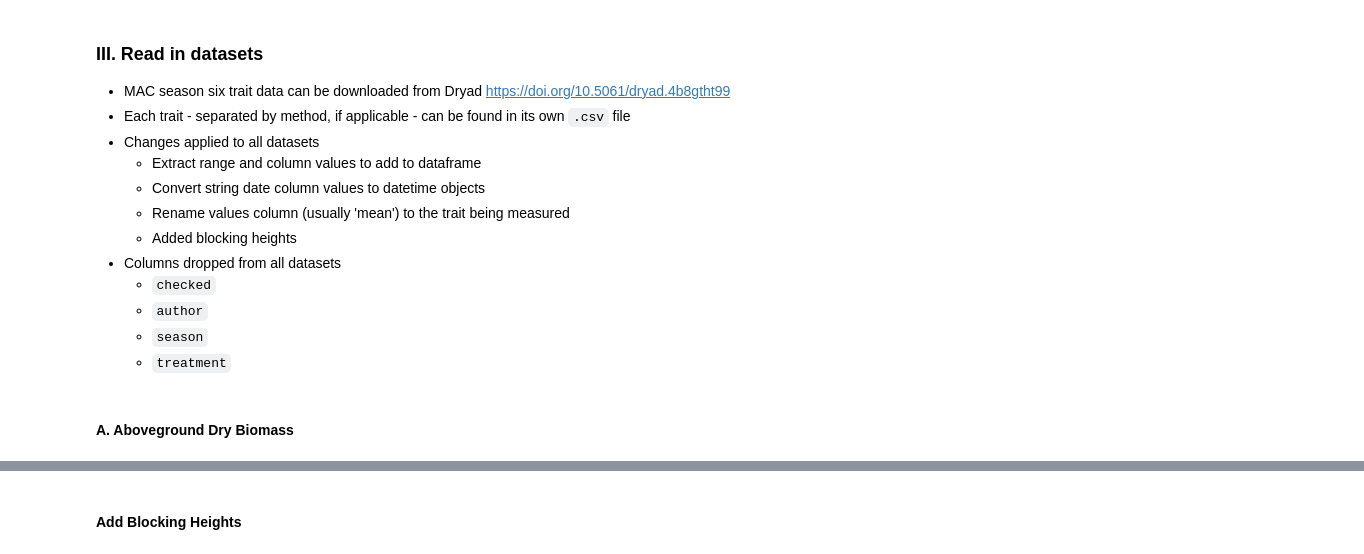
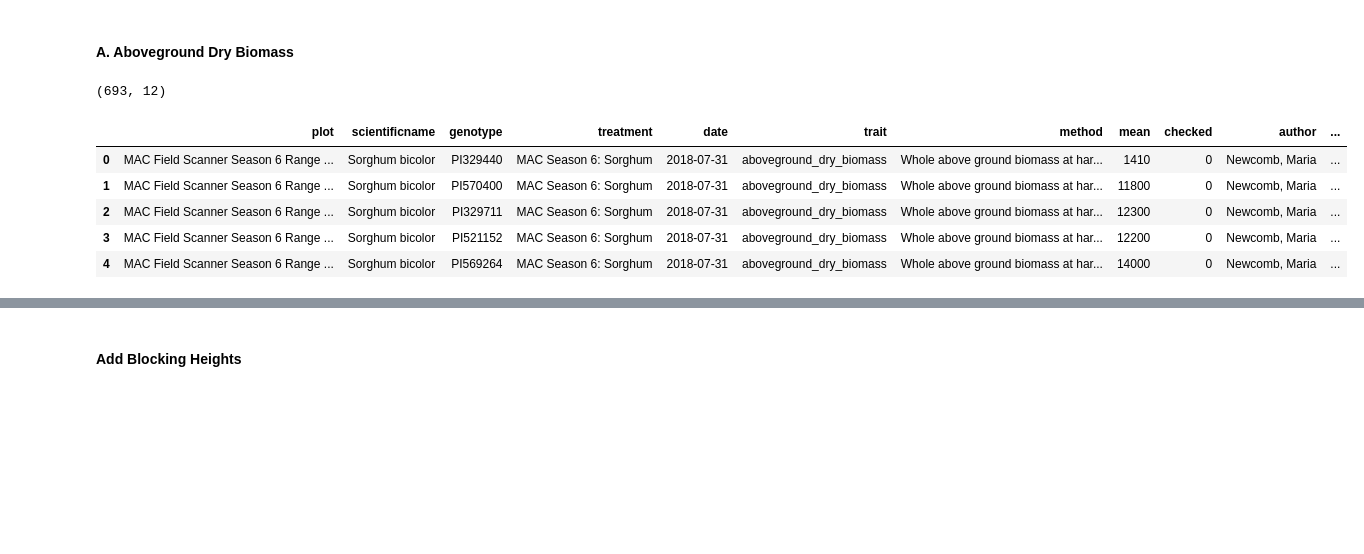
Before and after one commit to genophenoenvo/terraref-datasets, a Jupyter notebook: notebooks/mac_season_6_data_cleaning.ipynb, the cells around one changed output, grey strips where cells are left out. Cells and saved outputs as stored; diff of their text form; code cells hidden in the pictures; blank space fills up the shorter version.

Commit message:
updated inputs

```diff
--- a/notebooks/mac_season_6_data_cleaning.ipynb
+++ b/notebooks/mac_season_6_data_cleaning.ipynb
@@ -36,3 +23,7 @@ import pandas as pd
+# %%
+def read_in_csv(folder_name, file_name):
+    df = pd.read_csv(folder_name + '/' + file_name, low_memory=False)
+    return df
 # %%
 def plot_hist(df, value_column, trait_column):
 
@@ -110,19 +91,12 @@ def save_to_csv_without_timestamp(list_of_dfs, list_of_output_filenames):
 
     for i,j in zip(list_of_dfs, list_of_output_filenames):
         i.to_csv(j, index=False)
-# %% [markdown]
-### III. Read in datasets
-- MAC season six trait data can be downloaded from Dryad https://doi.org/10.5061/dryad.4b8gtht99
-- Each trait - separated by method, if applicable - can be found in its own `.csv` file
-- Changes applied to all datasets
-    - Extract range and column values to add to dataframe
-    - Convert string date column values to datetime objects
-    - Rename values column (usually 'mean') to the trait being measured
-    - Added blocking heights
-- Columns dropped from all datasets
-    - `checked`
-    - `author`
-    - `season`
-    - `treatment`
 # %% [markdown]
 #### A. Aboveground Dry Biomass
+# %%
+folder_name = 'data'
+if not os.path.exists(folder_name):
+    os.makedirs(folder_name)
+# %%
+aboveground_dry_biomass_s6_url = 'https://de.cyverse.org/dl/d/1333BF0F-9462-4F0A-8D35-2B446F0CC989/season_6_aboveground_dry_biomass_manual.csv'
+aboveground_dry_biomass_s6_input_filename = 'aboveground_dry_biomass_s6.csv'
@@ -129,5 +105,13 @@ def save_to_csv_without_timestamp(list_of_dfs, list_of_output_filenames):
 # %%
-adb_0 = pd.read_csv('data/raw/season_6_traits/season_6_aboveground_dry_biomass_manual.csv')
-print(adb_0.shape)
-# adb_0.head(3)
+adb_0 = read_in_csv(folder_name=folder_name, file_name=aboveground_dry_biomass_s6_input_filename)
+# print(adb_0.shape)
+# adb_0.head()
+# %% [output]
+(693, 12)
+|  | plot | scientificname | genotype | treatment | date | trait | method | mean | checked | author | ... |
+| 0 | MAC Field Scanner Season 6 Range ... | Sorghum bicolor | PI329440 | MAC Season 6: Sorghum | 2018-07-31 | aboveground_dry_biomass | Whole above ground biomass at har... | 1410 | 0 | Newcomb, Maria | ... |
+| 1 | MAC Field Scanner Season 6 Range ... | Sorghum bicolor | PI570400 | MAC Season 6: Sorghum | 2018-07-31 | aboveground_dry_biomass | Whole above ground biomass at har... | 11800 | 0 | Newcomb, Maria | ... |
+| 2 | MAC Field Scanner Season 6 Range ... | Sorghum bicolor | PI329711 | MAC Season 6: Sorghum | 2018-07-31 | aboveground_dry_biomass | Whole above ground biomass at har... | 12300 | 0 | Newcomb, Maria | ... |
+| 3 | MAC Field Scanner Season 6 Range ... | Sorghum bicolor | PI521152 | MAC Season 6: Sorghum | 2018-07-31 | aboveground_dry_biomass | Whole above ground biomass at har... | 12200 | 0 | Newcomb, Maria | ... |
+| 4 | MAC Field Scanner Season 6 Range ... | Sorghum bicolor | PI569264 | MAC Season 6: Sorghum | 2018-07-31 | aboveground_dry_biomass | Whole above ground biomass at har... | 14000 | 0 | Newcomb, Maria | ... |
 # %%
```
Also changed, not shown: parts of 51 cells of this notebook.
